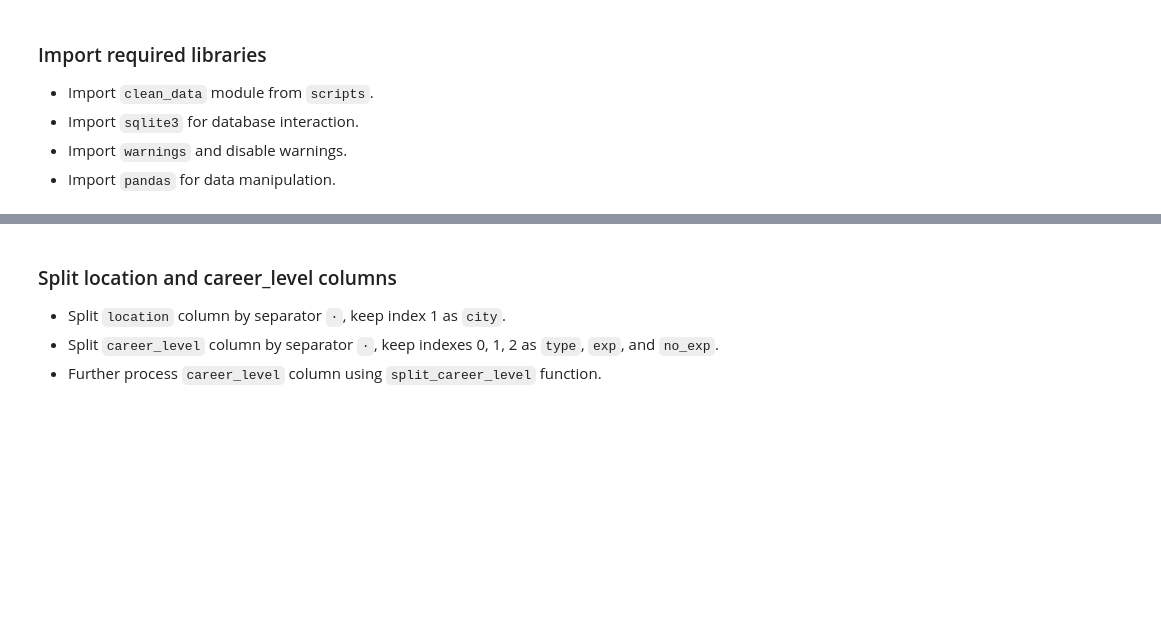
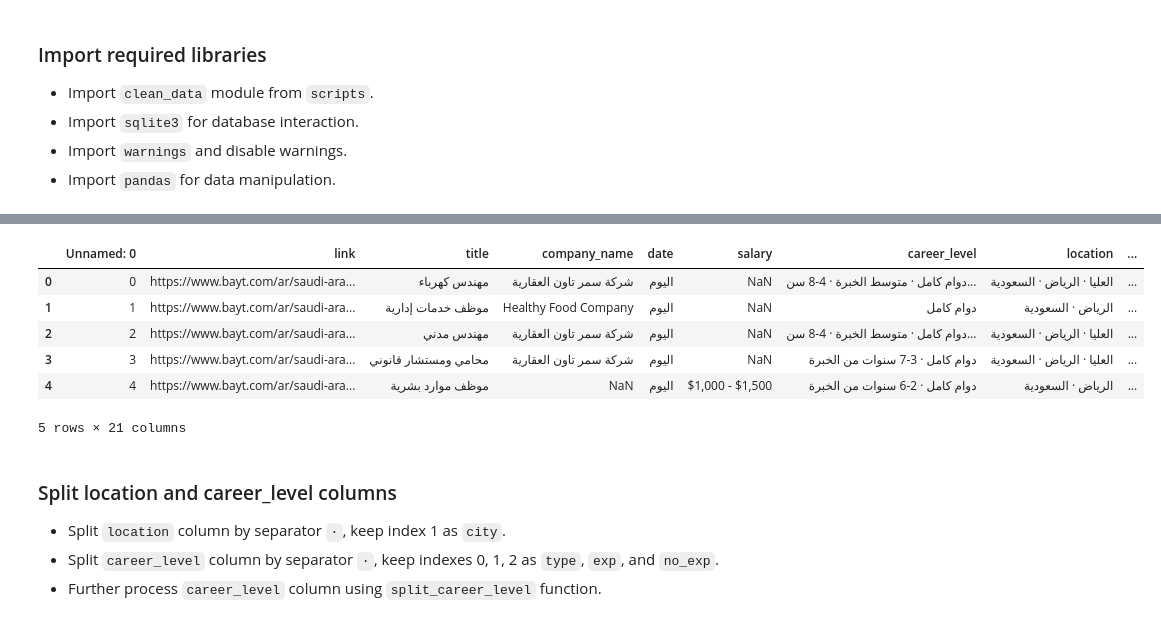
Before and after one commit to DataMentes/Job-Market-Insights-analysis, a Jupyter notebook: final_note_book.ipynb, the cells around one changed output, grey strips where cells are left out. Saved outputs shown, nothing was run; the diff lists cells and outputs as text; code cells hidden in the pictures; blank space fills up the shorter version.

```diff
--- a/final_note_book.ipynb
+++ b/final_note_book.ipynb
@@ -24,6 +32,14 @@ df_egypt.head(15)
 # %%
 df_saudi = pd.read_csv('data/raw/saudi-arabia_raw.csv')
-df_saudi.head(15)
+df_saudi.head()
+# %% [output]
+|  | Unnamed: 0 | link | title | company_name | date | salary | career_level | location | ... |
+| 0 | 0 | https://www.bayt.com/ar/saudi-ara... | مهندس كهرباء | شركة سمر تاون العقارية | اليوم | NaN | دوام كامل · متوسط الخبرة · 4-8 سن... | العليا · الرياض · السعودية | ... |
+| 1 | 1 | https://www.bayt.com/ar/saudi-ara... | موظف خدمات إدارية | Healthy Food Company | اليوم | NaN | دوام كامل | الرياض · السعودية | ... |
+| 2 | 2 | https://www.bayt.com/ar/saudi-ara... | مهندس مدني | شركة سمر تاون العقارية | اليوم | NaN | دوام كامل · متوسط الخبرة · 4-8 سن... | العليا · الرياض · السعودية | ... |
+| 3 | 3 | https://www.bayt.com/ar/saudi-ara... | محامي ومستشار قانوني | شركة سمر تاون العقارية | اليوم | NaN | دوام كامل · 3-7 سنوات من الخبرة | العليا · الرياض · السعودية | ... |
+| 4 | 4 | https://www.bayt.com/ar/saudi-ara... | موظف موارد بشرية | NaN | اليوم | $1,000 - $1,500 | دوام كامل · 2-6 سنوات من الخبرة | الرياض · السعودية | ... |
+5 rows × 21 columns
 # %% [markdown]
 ### Split location and career_level columns
 
```
Also changed, not shown: parts of 12 cells of this notebook.
